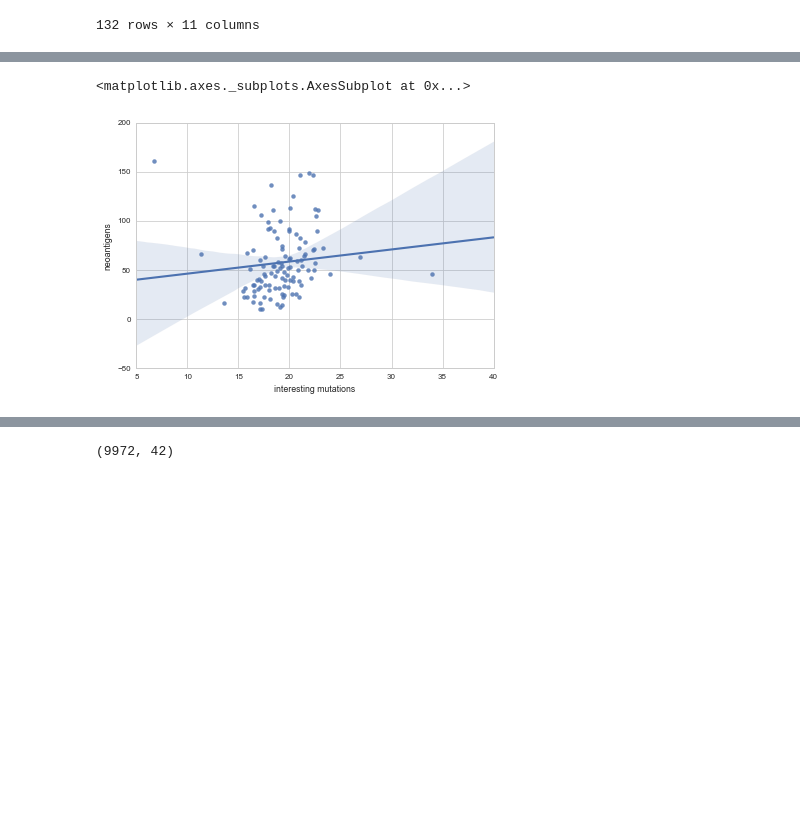
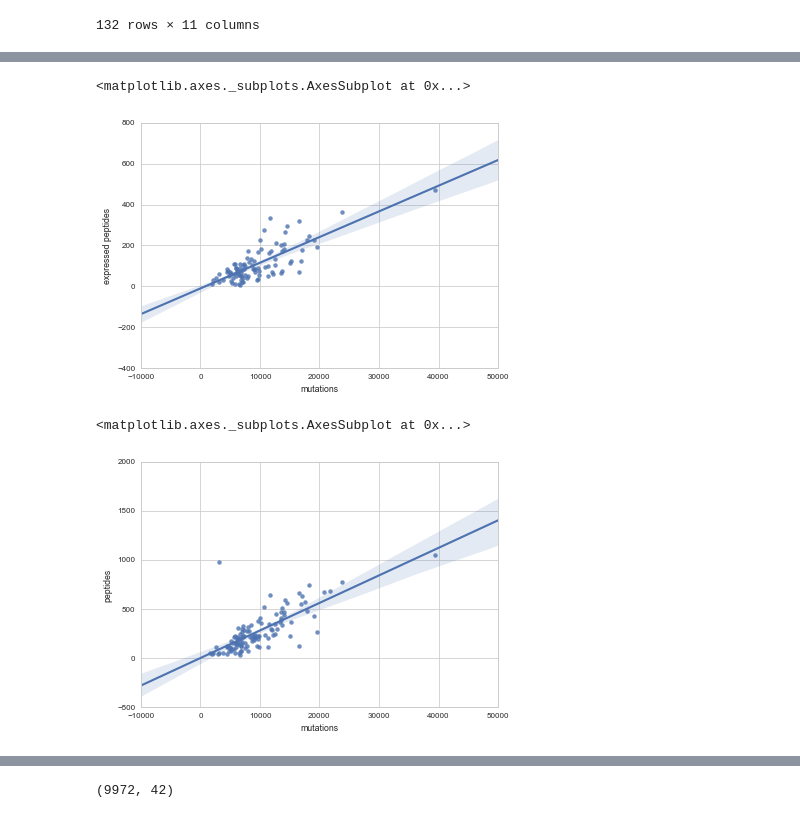
Before and after one commit to hammerlab/paper-aocs-chemo-neoantigens, a Jupyter notebook: notebooks/neoantigen and mutation counts.ipynb, the cells around one changed output, grey strips where cells are left out. Saved outputs shown, nothing was run; the diff lists cells and outputs as text; code cells hidden in the pictures; blank space fills up the shorter version.

```diff
--- a/notebooks/neoantigen and mutation counts.ipynb
+++ b/notebooks/neoantigen and mutation counts.ipynb
@@ -139,5 +225,10 @@ pyplot.savefig("../figures/fig1.pdf")
+# %%
+seaborn.regplot(sources.ix[sources.cohort == "AOCS"].mutations, sources.ix[sources.cohort == "AOCS"]["expressed peptides"])
+# %% [output]
+<matplotlib.axes._subplots.AxesSubplot at 0x...>
+[figure, added]
 # %%
-seaborn.regplot(data=sources[sources.cohort == "AOCS"], x="interesting mutations", y="neoantigens")
+seaborn.regplot(sources.ix[sources.cohort == "AOCS"].mutations, sources.ix[sources.cohort == "AOCS"].peptides)
 # %% [output]
 <matplotlib.axes._subplots.AxesSubplot at 0x...>
-[figure, old version]
+[figure, new version]
```
Also changed, not shown: parts of 38 cells of this notebook, 2 other files.
